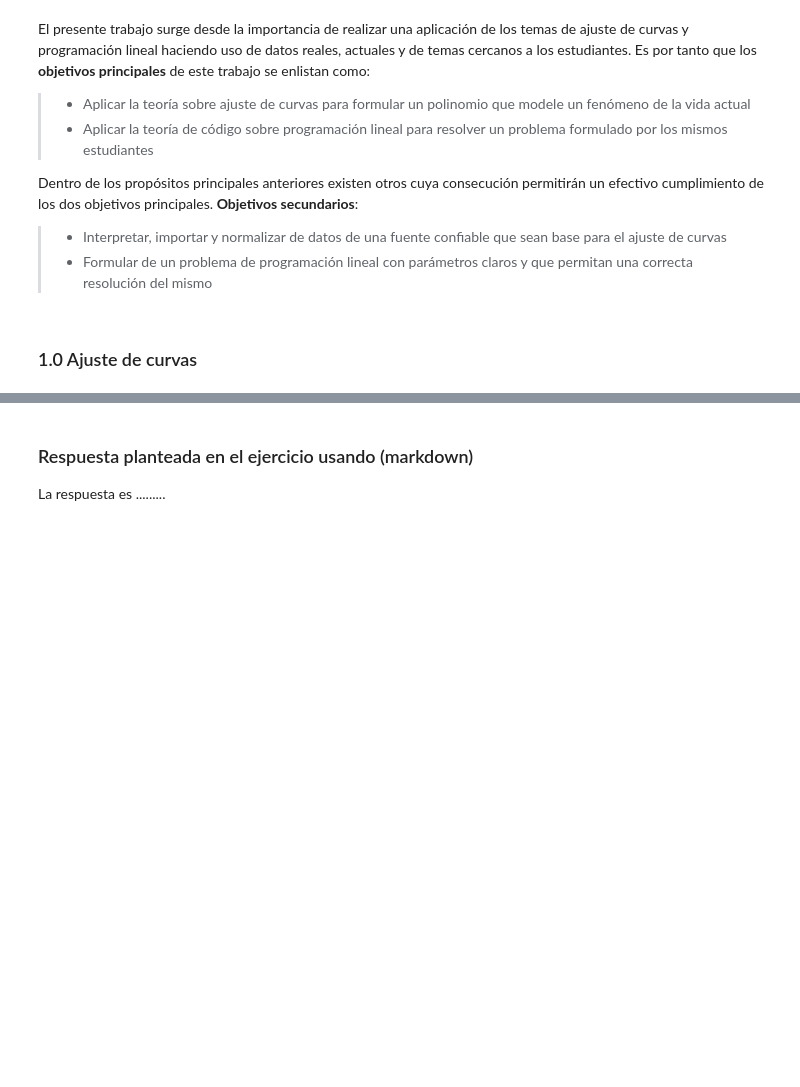
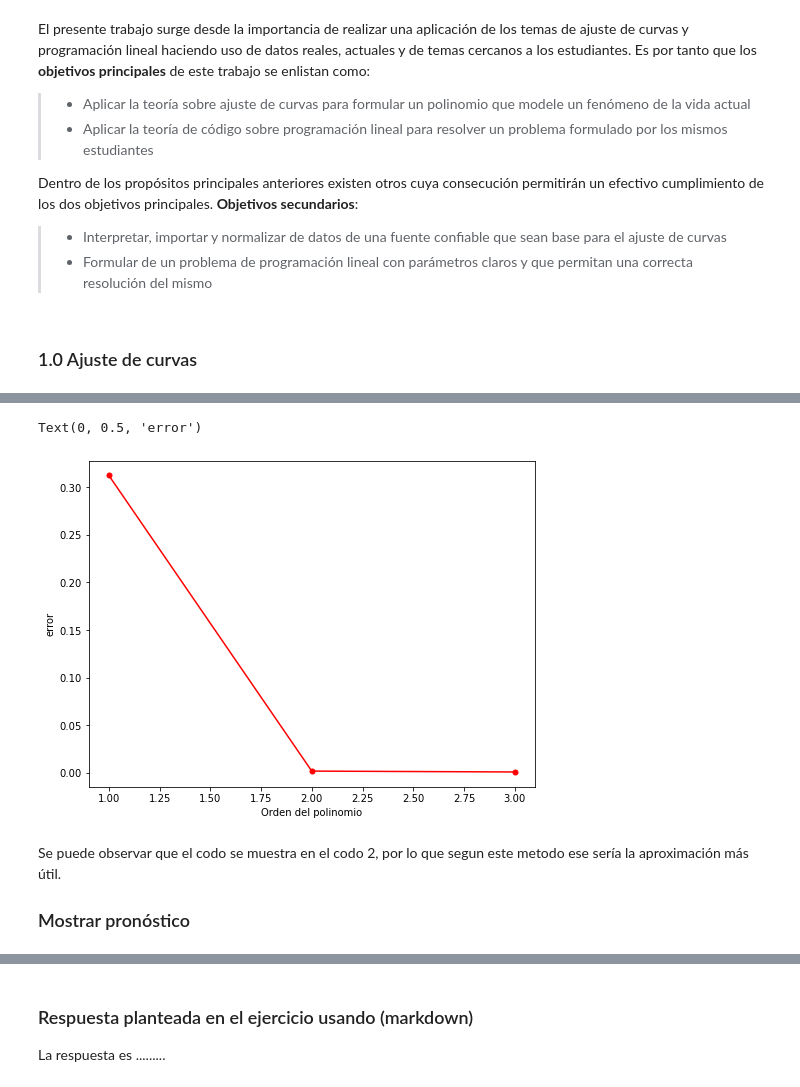
Before and after one commit to Samuelrodriguezp/Proyecto1_RguezSamuel, a Jupyter notebook: Proyecto.ipynb, the cells around one changed output, grey strips where cells are left out. Drawn from its saved outputs; the diff is of its cells as text; code cells hidden in the pictures; blank space fills up the shorter version.

```diff
--- a/Proyecto.ipynb
+++ b/Proyecto.ipynb
@@ -47,0 +116,14 @@ Así que surgió la pregunta: siguiendo esta tendencia ¿en qué año la mortali
+# %%
+#Método del codo para determinar el mejor ajuste
+error = [ajuste1.fun, ajuste2.fun, ajuste3.fun]
+plt.figure(figsize=(8,6))
+plt.plot(range(1,4), error, 'ro-', ms=5)
+plt.xlabel('Orden del polinomio')
+plt.ylabel('error')
+# %% [output]
+Text(0, 0.5, 'error')
+[figure, added]
+# %% [markdown]
+Se puede observar que el codo se muestra en el codo 2, por lo que segun este metodo ese sería la aproximación más útil.
+
+### Mostrar pronóstico
```
Also changed, not shown: parts of 25 cells of this notebook, 1 other file.
